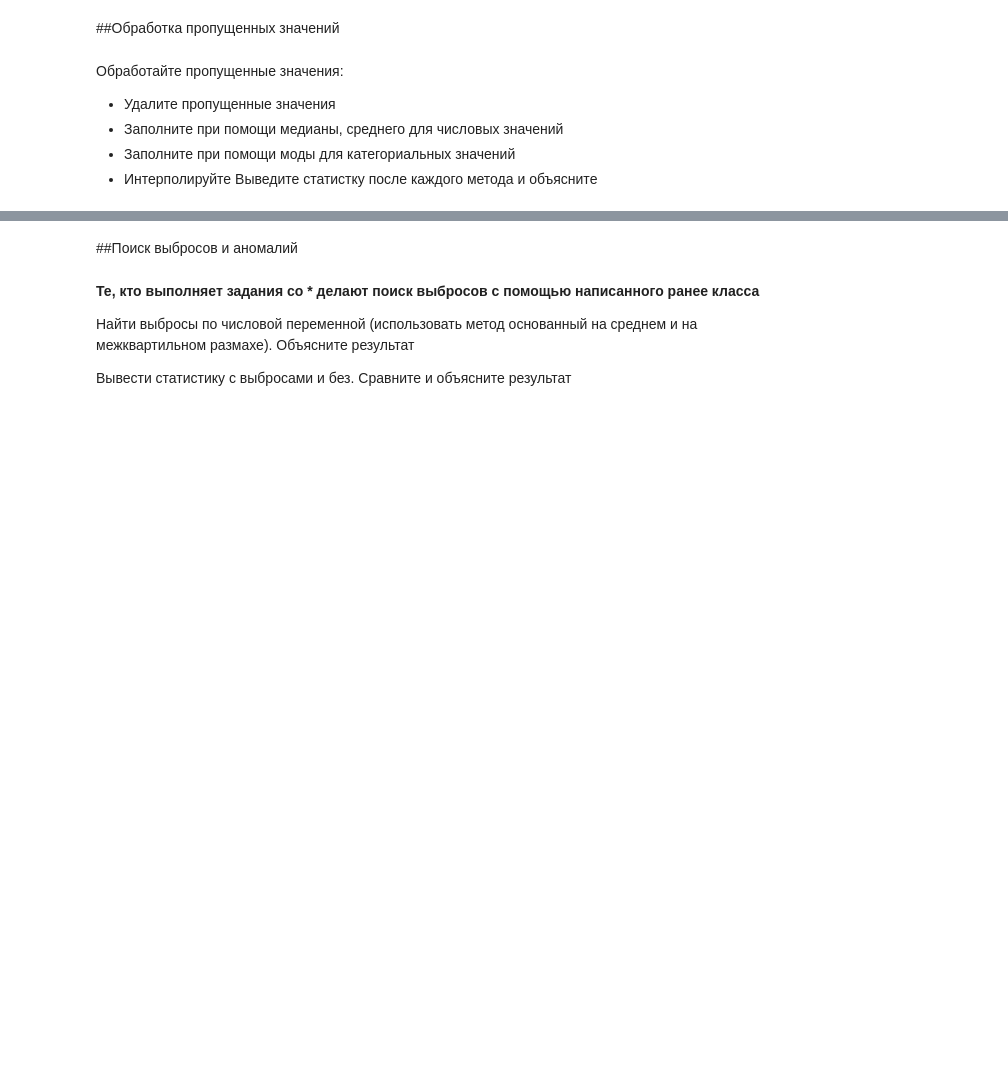
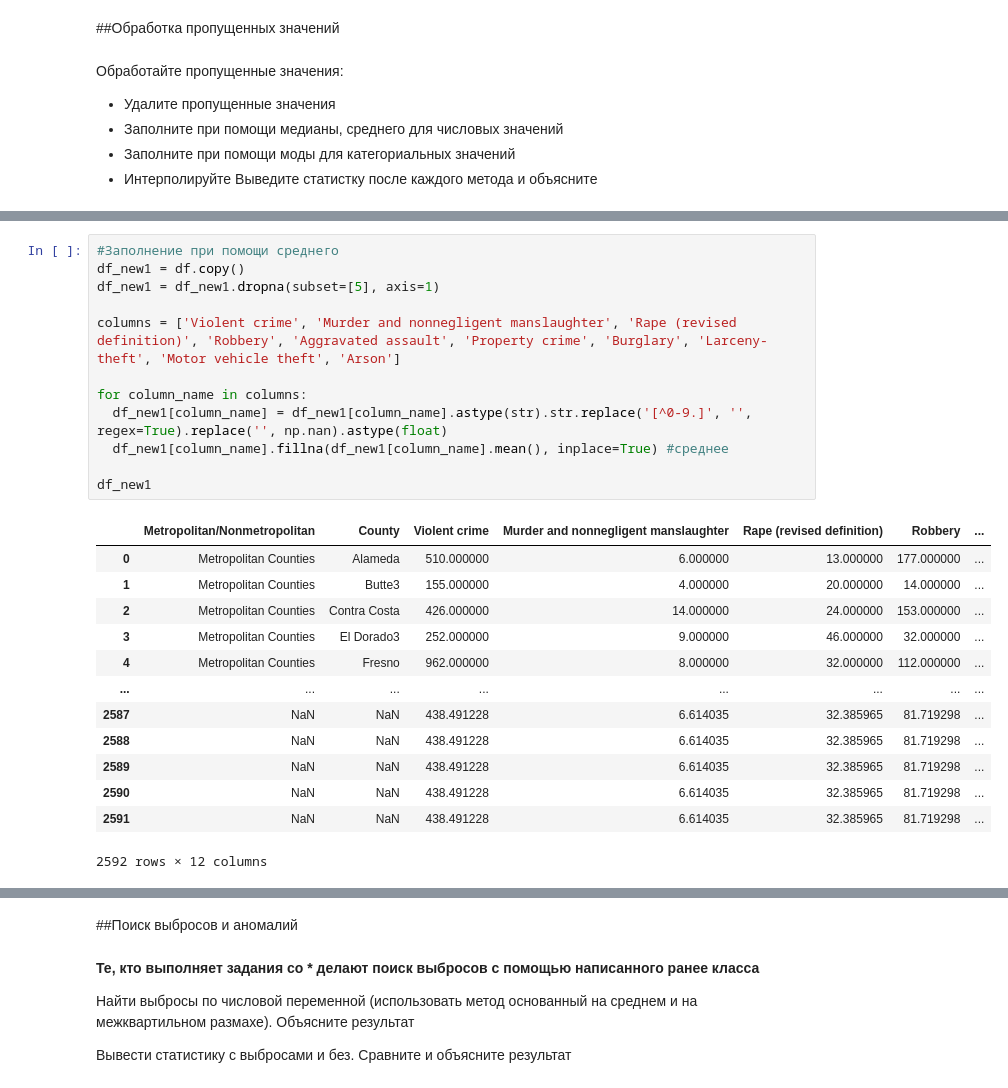
Before and after one commit to Dev-Atom42/MachineLearning-Calobaratory, a Jupyter notebook: Задание_3.ipynb, the cells around one changed output, grey strips where cells are left out. Cells and saved outputs as stored; diff of their text form; blank space fills up the shorter version.

```diff
--- a/Задание_3.ipynb
+++ b/Задание_3.ipynb
@@ -116,0 +117,26 @@ KeyError: ignored
+# %%
+#Заполнение при помощи среднего
+df_new1 = df.copy()
+df_new1 = df_new1.dropna(subset=[5], axis=1)
+
+columns = ['Violent crime', 'Murder and nonnegligent manslaughter', 'Rape (revised definition)', 'Robbery', 'Aggravated assault', 'Property crime', 'Burglary', 'Larceny-theft', 'Motor vehicle theft', 'Arson']
+
+for column_name in columns:
+  df_new1[column_name] = df_new1[column_name].astype(str).str.replace('[^0-9.]', '', regex=True).replace('', np.nan).astype(float)
+  df_new1[column_name].fillna(df_new1[column_name].mean(), inplace=True) #среднее
+
+df_new1
+# %% [output]
+|  | Metropolitan/Nonmetropolitan | County | Violent crime | Murder and nonnegligent manslaughter | Rape (revised definition) | Robbery | ... |
+| 0 | Metropolitan Counties | Alameda | 510.000000 | 6.000000 | 13.000000 | 177.000000 | ... |
+| 1 | Metropolitan Counties | Butte3 | 155.000000 | 4.000000 | 20.000000 | 14.000000 | ... |
+| 2 | Metropolitan Counties | Contra Costa | 426.000000 | 14.000000 | 24.000000 | 153.000000 | ... |
+| 3 | Metropolitan Counties | El Dorado3 | 252.000000 | 9.000000 | 46.000000 | 32.000000 | ... |
+| 4 | Metropolitan Counties | Fresno | 962.000000 | 8.000000 | 32.000000 | 112.000000 | ... |
+| ... | ... | ... | ... | ... | ... | ... | ... |
+| 2587 | NaN | NaN | 438.491228 | 6.614035 | 32.385965 | 81.719298 | ... |
+| 2588 | NaN | NaN | 438.491228 | 6.614035 | 32.385965 | 81.719298 | ... |
+| 2589 | NaN | NaN | 438.491228 | 6.614035 | 32.385965 | 81.719298 | ... |
+| 2590 | NaN | NaN | 438.491228 | 6.614035 | 32.385965 | 81.719298 | ... |
+| 2591 | NaN | NaN | 438.491228 | 6.614035 | 32.385965 | 81.719298 | ... |
+2592 rows × 12 columns
```
Also changed, not shown: parts of 16 cells of this notebook.
